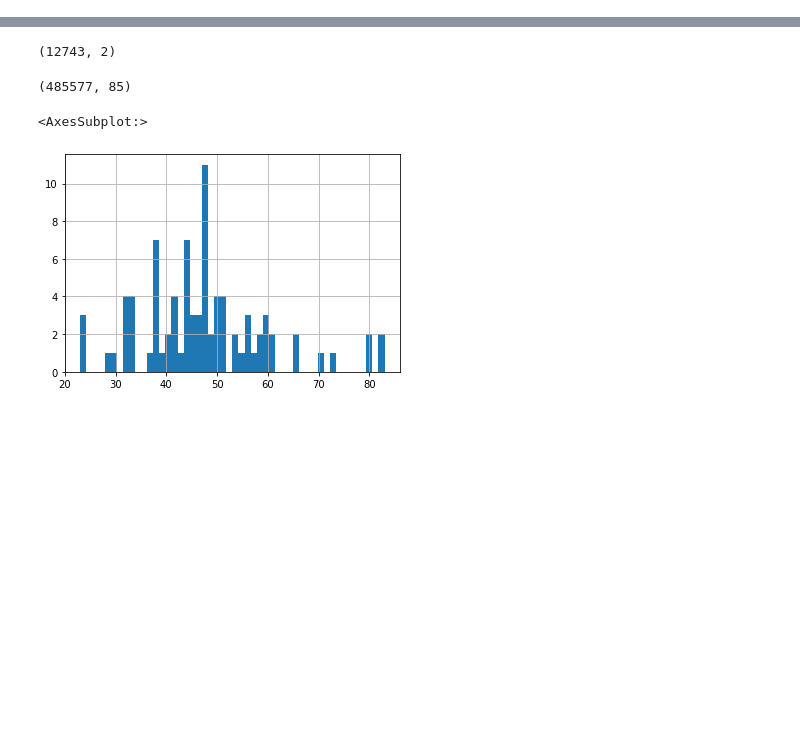
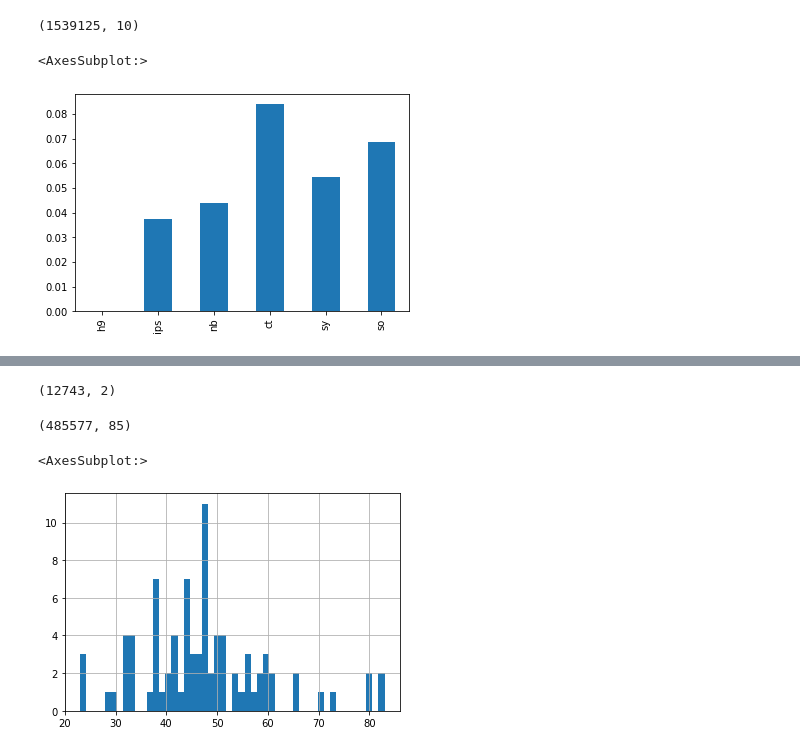
Before and after one commit to moqri/aging_2021, a Jupyter notebook: index/index-Copy1.ipynb, the cells around one changed output, grey strips where cells are left out. Saved outputs shown, nothing was run; the diff lists cells and outputs as text; code cells hidden in the pictures; blank space fills up the shorter version.

```diff
--- a/index/index-Copy1.ipynb
+++ b/index/index-Copy1.ipynb
@@ -147,0 +128,8 @@ for i in range(6):
+# %%
+dl=df[df.h9<.2]
+print(dl.shape)
+((dl.drop(['g','tss','d','dq'],1)>.2).sum()/len(dl)).plot(kind='bar')
+# %% [output]
+(1539125, 10)
+<AxesSubplot:>
+[figure, added]
```
Also changed, not shown: parts of 21 cells of this notebook, 1 other file.
